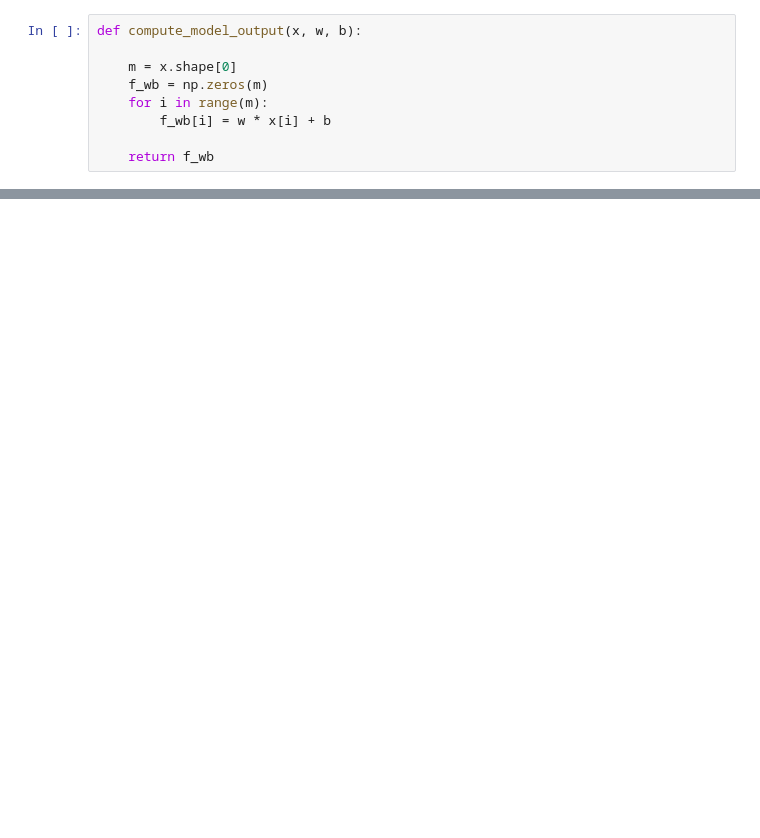
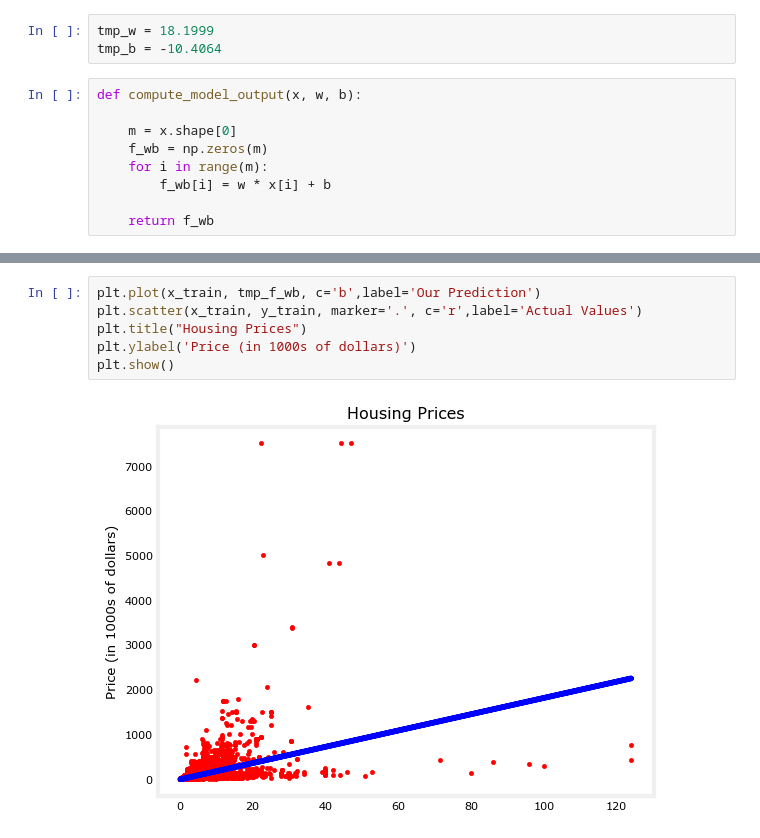
Before and after one commit to dhiyaneshtk/MachineLearningPractice, a Jupyter notebook: main.ipynb, the cells around one changed output, grey strips where cells are left out. Cells and saved outputs as stored; diff of their text form; blank space fills up the shorter version.

```diff
--- a/main.ipynb
+++ b/main.ipynb
@@ -52,3 +55,6 @@ Text(0.5, 1.0, 'Housing Prices')
+# %%
+tmp_w = 18.1999
+tmp_b = -10.4064
 # %%
 def compute_model_output(x, w, b):
 
@@ -60,0 +73,8 @@ def compute_model_output(x, w, b):
+# %%
+plt.plot(x_train, tmp_f_wb, c='b',label='Our Prediction')
+plt.scatter(x_train, y_train, marker='.', c='r',label='Actual Values')
+plt.title("Housing Prices")
+plt.ylabel('Price (in 1000s of dollars)')
+plt.show()
+# %% [output]
+[figure, added]
```
Also changed, not shown: parts of 10 cells of this notebook.
